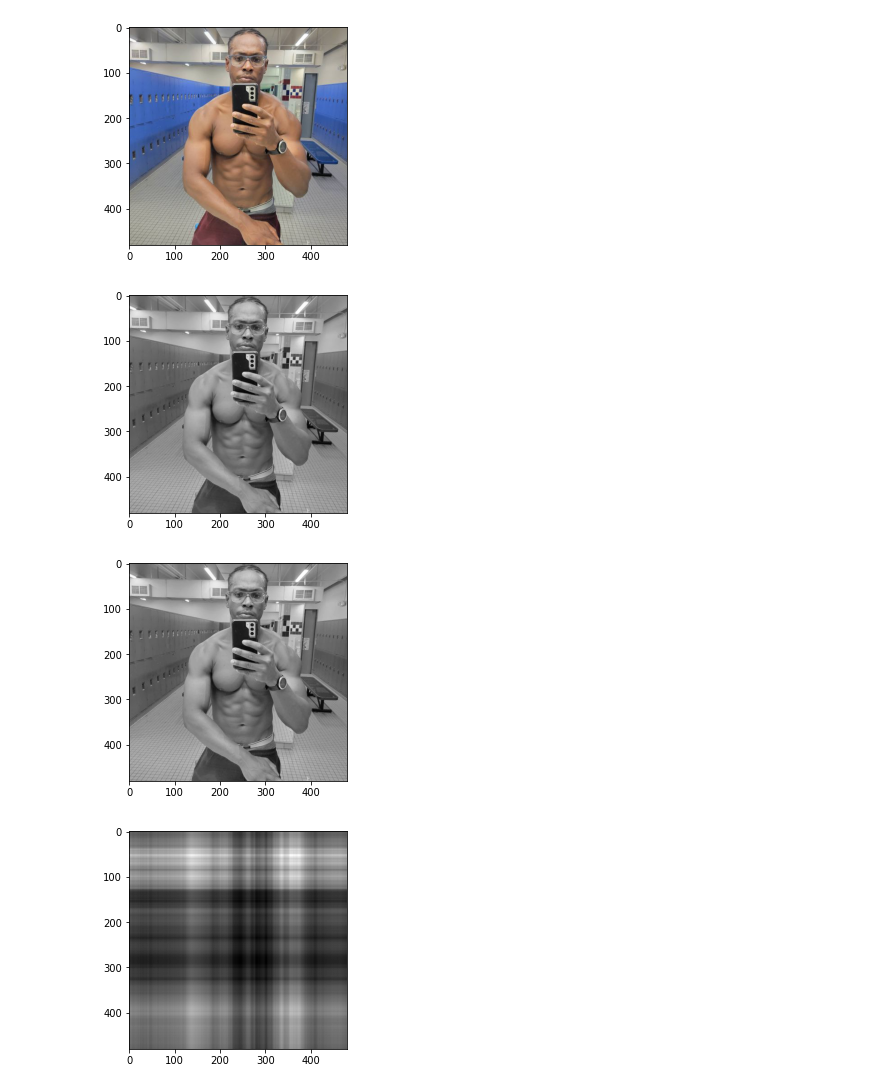
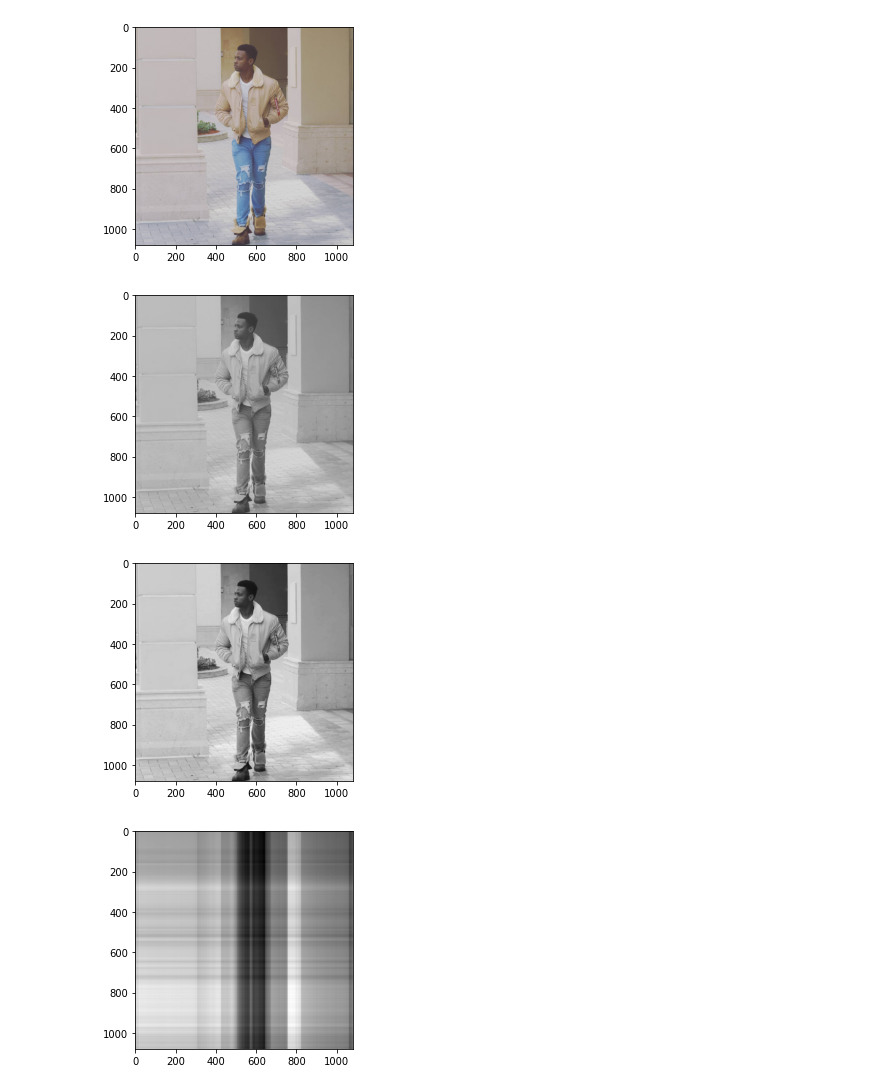
Before and after one commit to garciamilord/Data-Compression-SVD, a Jupyter notebook: datacompression.ipynb, the cells around one changed output. Cells and saved outputs as stored; diff of their text form; code cells hidden in the pictures.

```diff
--- a/datacompression.ipynb
+++ b/datacompression.ipynb
@@ -22,27 +22,27 @@ braidselfie.jpg     100%[===================>]  39.11K  --.-KB/s    in 0s
 # %%
-img = Image.open('braidselfie.jpg')
+img = Image.open('jacketlife.jpg')
 _= plt.imshow(img)
 # %% [output]
-[figure, old version]
+[figure, new version]
 # %%
 imggray = img.convert('LA')
 _= plt.imshow(imggray)
 # %% [output]
-[figure, old version]
+[figure, new version]
 # %%
 imgmat = np.array(list(imggray.getdata(band=0)), float)
 imgmat.shape = (imggray.size[1], imggray.size[0])
 imgmat = np.matrix(imgmat)
 _=plt.imshow(imgmat, cmap='gray')
 # %% [output]
-[figure, old version]
+[figure, new version]
 # %%
 U, sigma, V =np.linalg.svd(imgmat)
 # %%
 reconstimg = np.matrix(U[:,:1]) * np.diag(sigma[:1]) * np.matrix(V[:1,:])
 _=plt.imshow(reconstimg, cmap='gray')
 # %% [output]
-[figure, old version]
+[figure, new version]
 # %%
 for i in [2,4,8,16,32,64,128,256]:
   reconstimg = np.matrix(U[:,:i]) * np.diag(sigma[:i]) * np.matrix(V[:i,:])
```
Also changed, not shown: parts of 7 cells of this notebook.
